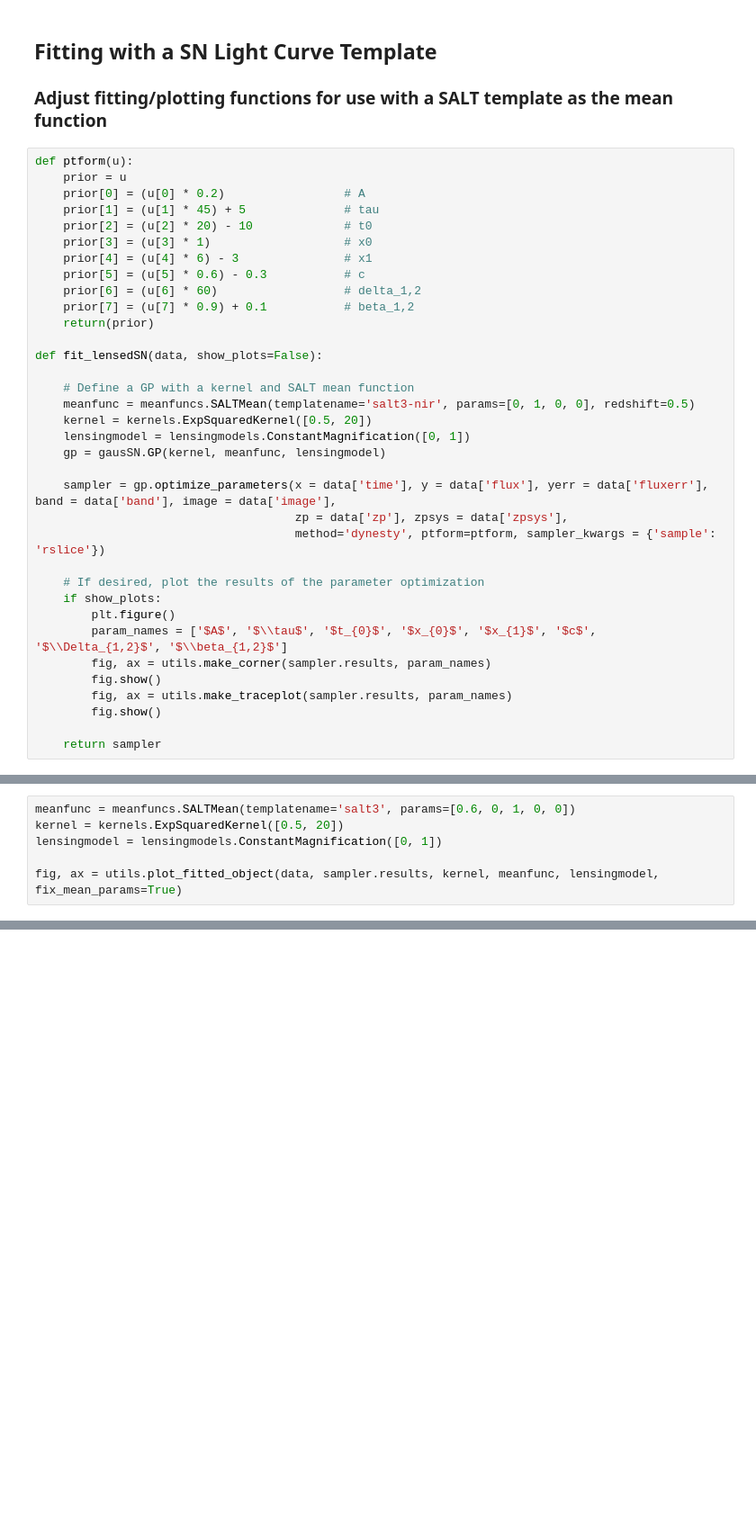
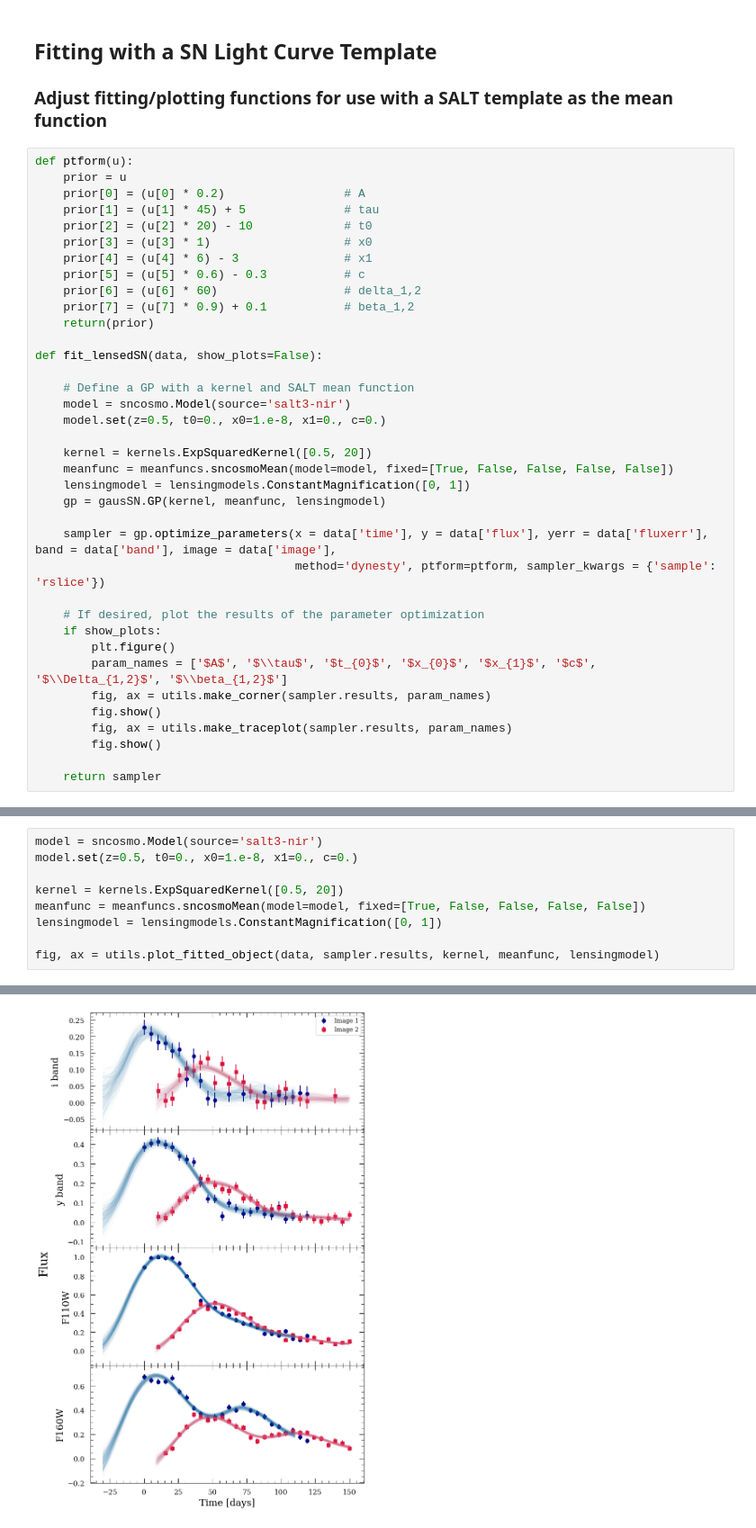
Before and after one commit to erinhay/GausSN, a Jupyter notebook: ipynb/fitting_SLSN_example.ipynb, the cells around one changed output, grey strips where cells are left out. Shown at 90% size. Saved outputs shown, nothing was run; the diff lists cells and outputs as text; blank space fills up the shorter version.

Commit message:
update for better sncosmo integration, updated notebook to reflect changes, lowercase gaussn in py files

```diff
--- a/ipynb/fitting_SLSN_example.ipynb
+++ b/ipynb/fitting_SLSN_example.ipynb
@@ -116,13 +117,15 @@ def ptform(u):
 def fit_lensedSN(data, show_plots=False):
 
     # Define a GP with a kernel and SALT mean function
-    meanfunc = meanfuncs.SALTMean(templatename='salt3-nir', params=[0, 1, 0, 0], redshift=0.5)
+    model = sncosmo.Model(source='salt3-nir')
+    model.set(z=0.5, t0=0., x0=1.e-8, x1=0., c=0.)
+
     kernel = kernels.ExpSquaredKernel([0.5, 20])
+    meanfunc = meanfuncs.sncosmoMean(model=model, fixed=[True, False, False, False, False])
     lensingmodel = lensingmodels.ConstantMagnification([0, 1])
     gp = gausSN.GP(kernel, meanfunc, lensingmodel)
 
     sampler = gp.optimize_parameters(x = data['time'], y = data['flux'], yerr = data['fluxerr'], band = data['band'], image = data['image'],
-                                     zp = data['zp'], zpsys = data['zpsys'],
                                      method='dynesty', ptform=ptform, sampler_kwargs = {'sample': 'rslice'})
 
     # If desired, plot the results of the parameter optimization
@@ -143,7 +149,10 @@ TypeError: GP.optimize_parameters() got an unexpected keyword argument 'zp'
 # %%
-meanfunc = meanfuncs.SALTMean(templatename='salt3', params=[0.6, 0, 1, 0, 0])
+model = sncosmo.Model(source='salt3-nir')
+model.set(z=0.5, t0=0., x0=1.e-8, x1=0., c=0.)
+
 kernel = kernels.ExpSquaredKernel([0.5, 20])
+meanfunc = meanfuncs.sncosmoMean(model=model, fixed=[True, False, False, False, False])
 lensingmodel = lensingmodels.ConstantMagnification([0, 1])
 
-fig, ax = utils.plot_fitted_object(data, sampler.results, kernel, meanfunc, lensingmodel, fix_mean_params=True)
+fig, ax = utils.plot_fitted_object(data, sampler.results, kernel, meanfunc, lensingmodel)
 # %% [output]
@@ -150,0 +159 @@ NameError: name 'sampler' is not defined
+[figure, added]
```
Also changed, not shown: parts of 5 cells of this notebook, 3 other files.
